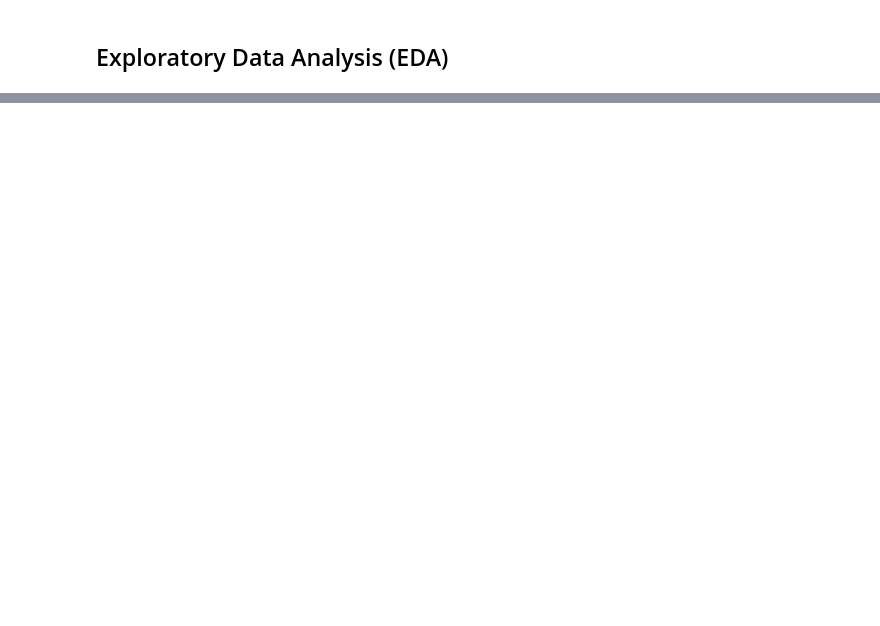
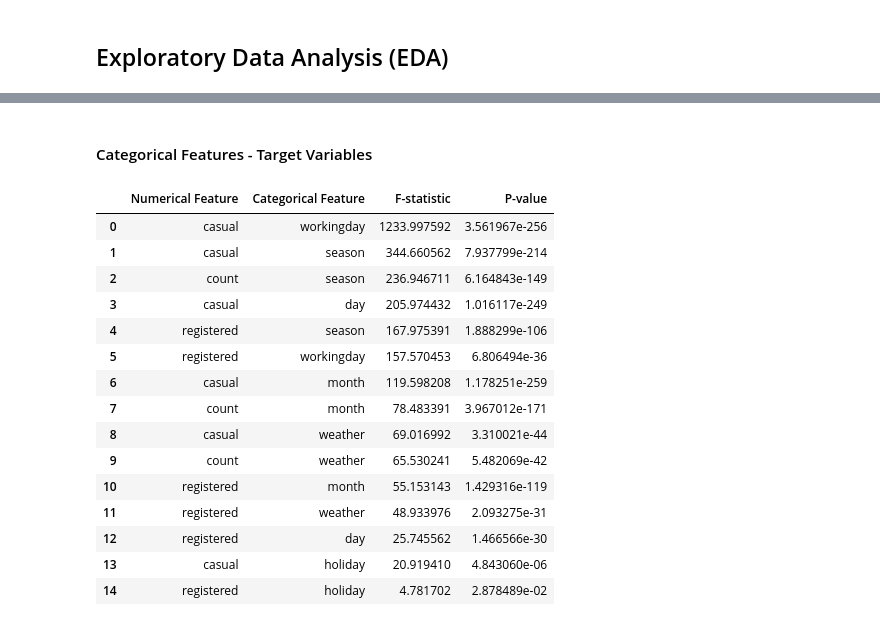
Before and after one commit to jay-watt/bike_sharing, a Jupyter notebook: notebooks/data_analysis.ipynb, the cells around one changed output, grey strips where cells are left out. Saved outputs shown, nothing was run; the diff lists cells and outputs as text; code cells hidden in the pictures; blank space fills up the shorter version.

```diff
--- a/notebooks/data_analysis.ipynb
+++ b/notebooks/data_analysis.ipynb
@@ -235,0 +482,22 @@ ordered_results_df
+# %% [markdown]
+#### Categorical Features - Target Variables
+# %%
+ordered_results_df = perform_anova_test(TARGET_VARIABLES, categorical)
+ordered_results_df
+# %% [output]
+|  | Numerical Feature | Categorical Feature | F-statistic | P-value |
+| 0 | casual | workingday | 1233.997592 | 3.561967e-256 |
+| 1 | casual | season | 344.660562 | 7.937799e-214 |
+| 2 | count | season | 236.946711 | 6.164843e-149 |
+| 3 | casual | day | 205.974432 | 1.016117e-249 |
+| 4 | registered | season | 167.975391 | 1.888299e-106 |
+| 5 | registered | workingday | 157.570453 | 6.806494e-36 |
+| 6 | casual | month | 119.598208 | 1.178251e-259 |
+| 7 | count | month | 78.483391 | 3.967012e-171 |
+| 8 | casual | weather | 69.016992 | 3.310021e-44 |
+| 9 | count | weather | 65.530241 | 5.482069e-42 |
+| 10 | registered | month | 55.153143 | 1.429316e-119 |
+| 11 | registered | weather | 48.933976 | 2.093275e-31 |
+| 12 | registered | day | 25.745562 | 1.466566e-30 |
+| 13 | casual | holiday | 20.919410 | 4.843060e-06 |
+| 14 | registered | holiday | 4.781702 | 2.878489e-02 |
```
Also changed, not shown: parts of 52 cells of this notebook.
